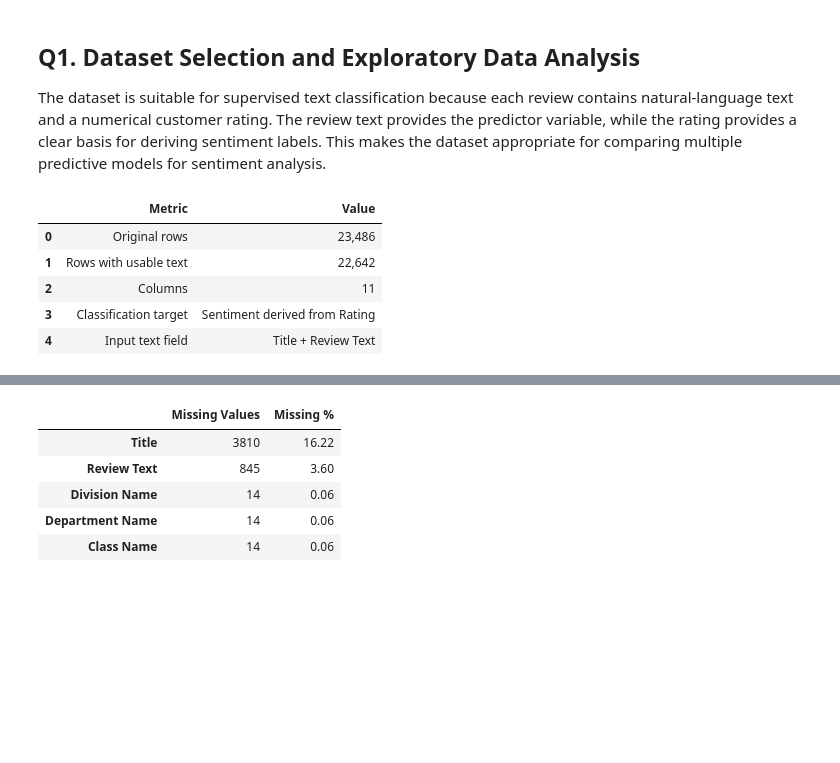
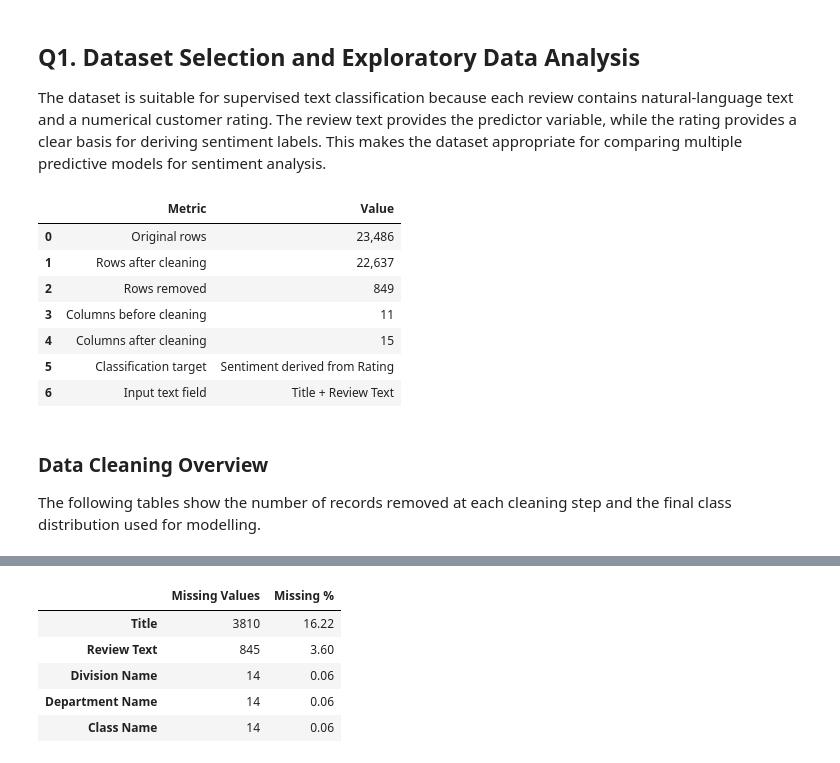
Before and after one commit to Nic0111/sentiment-analysis-text-classification, a Jupyter notebook: notebooks/part_b_sentiment_classification.ipynb, the cells around one changed output, grey strips where cells are left out. Cells and saved outputs as stored; diff of their text form; code cells hidden in the pictures; blank space fills up the shorter version.

```diff
--- a/notebooks/part_b_sentiment_classification.ipynb
+++ b/notebooks/part_b_sentiment_classification.ipynb
@@ -64,44 +65,85 @@ def clean_text(text: str) -> str:
     return text
 
 
-def prepare_reviews(path: Path) -> pd.DataFrame:
+def add_cleaning_step(records: list[dict], step: str, before_count: int, after_count: int) -> None:
+    records.append({
+        'Cleaning Step': step,
+        'Rows Before': before_count,
+        'Rows After': after_count,
+        'Rows Removed': before_count - after_count,
+    })
+
+
+def prepare_reviews(path: Path) -> tuple[pd.DataFrame, pd.DataFrame, pd.DataFrame]:
     raw = pd.read_csv(path)
     raw = raw.rename(columns={raw.columns[0]: 'Original Row'})
 
+    cleaning_records = []
     prepared = raw.copy()
+
+    before_count = len(prepared)
+    prepared = prepared[prepared['Rating'].notna()].copy()
+    add_cleaning_step(cleaning_records, 'Remove rows with missing Rating', before_count, len(prepared))
+
+    before_count = len(prepared)
+    prepared = prepared[prepared['Rating'].between(1, 5)].copy()
+    add_cleaning_step(cleaning_records, 'Remove rows with invalid Rating outside 1-5', before_count, len(prepared))
+
+    before_count = len(prepared)
     prepared['Title'] = prepared['Title'].fillna('')
     prepared['Review Text'] = prepared['Review Text'].fillna('')
     prepared['text'] = (prepared['Title'] + ' ' + prepared['Review Text']).map(clean_text)
+    add_cleaning_step(cleaning_records, 'Create combined text from Title and Review Text', before_count, len(prepared))
+
+    before_count = len(prepared)
     prepared = prepared[prepared['text'].str.len() > 0].copy()
-    prepared['sentiment'] = prepared['Rating'].map(make_sentiment_label)
+    add_cleaning_step(cleaning_records, 'Remove rows with empty combined text', before_count, len(prepared))
+
+    before_count = len(prepared)
+    prepared = prepared.drop_duplicates(subset=['text', 'Rating']).copy()
+    add_cleaning_step(cleaning_records, 'Remove duplicate text-rating records', before_count, len(prepared))
+
+    prepared['sentiment'] = prepared['Rating'].astype(int).map(make_sentiment_label)
     prepared['word_count'] = prepared['text'].str.split().str.len()
     prepared['character_count'] = prepared['text'].str.len()
-    return raw, prepared
+
+    cleaning_log = pd.DataFrame(cleaning_records)
+    return raw, prepared, cleaning_log
 
 
-raw_reviews, reviews = prepare_reviews(DATA_PATH)
+raw_reviews, reviews, cleaning_log = prepare_reviews(DATA_PATH)
 
 overview = pd.DataFrame({
     'Metric': [
         'Original rows',
-        'Rows with usable text',
-        'Columns',
+        'Rows after cleaning',
+        'Rows removed',
+        'Columns before cleaning',
+        'Columns after cleaning',
         'Classification target',
         'Input text field',
     ],
     'Value': [
         f'{len(raw_reviews):,}',
         f'{len(reviews):,}',
+        f'{len(raw_reviews) - len(reviews):,}',
         f'{raw_reviews.shape[1]:,}',
+        f'{reviews.shape[1]:,}',
         'Sentiment derived from Rating',
         'Title + Review Text',
     ],
 })
 overview
 # %% [output]
 |  | Metric | Value |
 | 0 | Original rows | 23,486 |
-| 1 | Rows with usable text | 22,642 |
-| 2 | Columns | 11 |
-| 3 | Classification target | Sentiment derived from Rating |
-| 4 | Input text field | Title + Review Text |
+| 1 | Rows after cleaning | 22,637 |
+| 2 | Rows removed | 849 |
+| 3 | Columns before cleaning | 11 |
+| 4 | Columns after cleaning | 15 |
+| 5 | Classification target | Sentiment derived from Rating |
+| 6 | Input text field | Title + Review Text |
+# %% [markdown]
+### Data Cleaning Overview
+
+The following tables show the number of records removed at each cleaning step and the final class distribution used for modelling.
```
Also changed, not shown: parts of 14 cells of this notebook.
